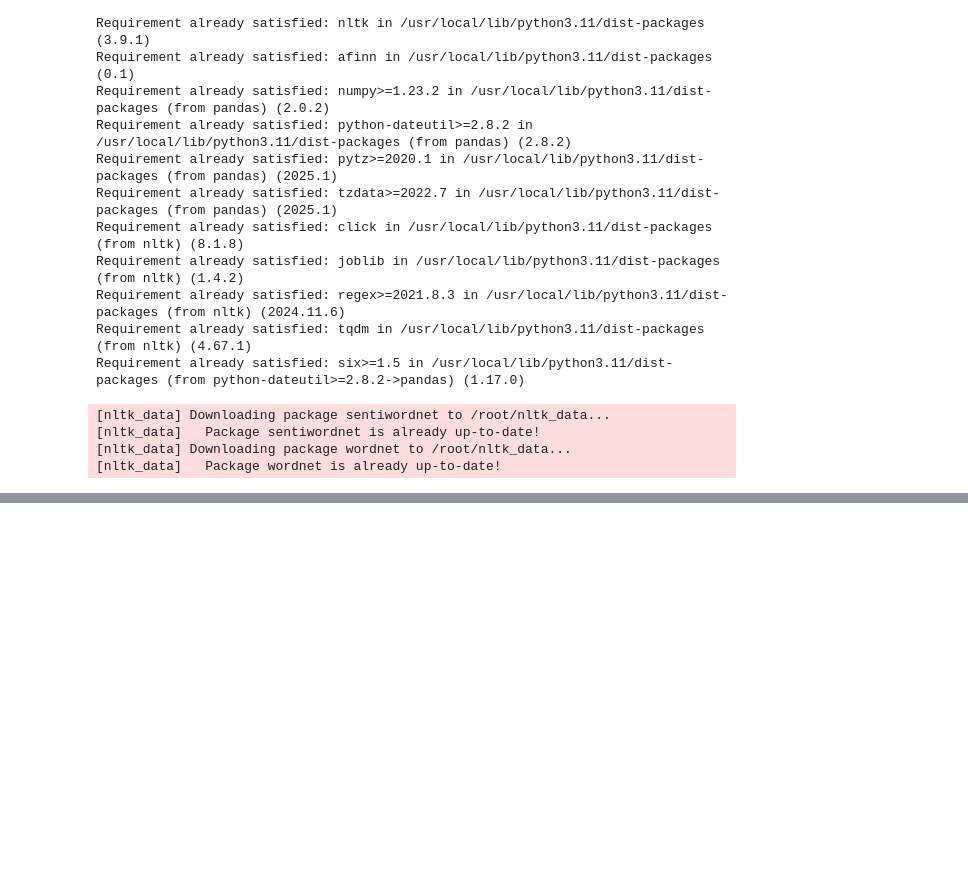
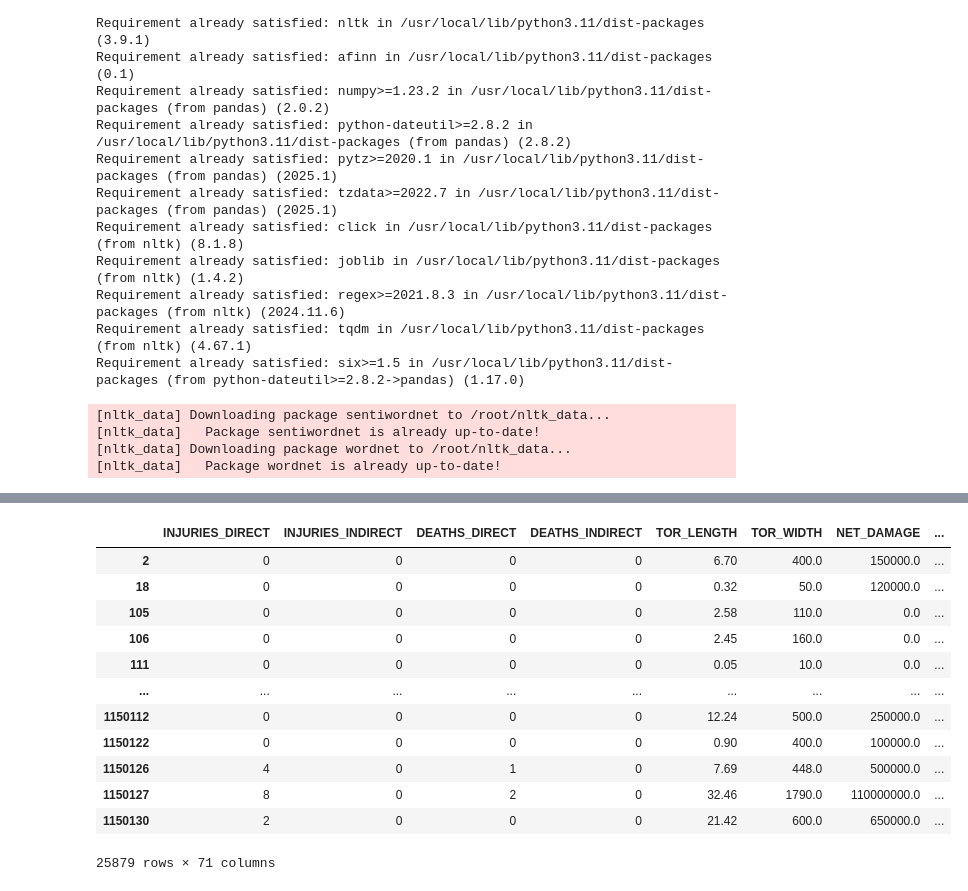
Before and after one commit to Sai0472003/ECO482_TORNADO_PROJECT, a Jupyter notebook: Finalized_Cleaned_Data.ipynb, the cells around one changed output, grey strips where cells are left out. Saved outputs shown, nothing was run; the diff lists cells and outputs as text; code cells hidden in the pictures; blank space fills up the shorter version.

```diff
--- a/Finalized_Cleaned_Data.ipynb
+++ b/Finalized_Cleaned_Data.ipynb
@@ -73,7 +73,7 @@ Requirement already satisfied: six>=1.5 in /usr/local/lib/python3.11/dist-packag
 [nltk_data]   Package wordnet is already up-to-date!
 # %%
 #creating dummy variables out of categories
-data = pd.DataFrame(pd.get_dummies(data, columns=['STATE', 'CZ_TYPE', 'CZ_NAME', 'CZ_TIMEZONE', 'TOR_F_SCALE']))
+data = pd.DataFrame(pd.get_dummies(data, columns=['STATE', 'CZ_TYPE', 'TOR_F_SCALE']))
 
 #converting to 0,1
 for col in data.columns:
@@ -81,0 +102,23 @@ for col in data.columns:
+# %%
+clean_data = data.drop(columns=['EVENT_NARRATIVE', 'EPISODE_ID', 'EVENT_ID',
+                                'STATE_FIPS', 'EVENT_TYPE', 'CZ_FIPS',
+                                'CZ_NAME','BEGIN_DATE_TIME', 'CZ_TIMEZONE',
+                                'END_DATE_TIME','DAMAGE_PROPERTY',
+                                'DAMAGE_CROPS','EPISODE_NARRATIVE',
+                                'EVENT_NARRATIVE', 'AFINN_Score', 'CZ_TYPE_C'])
+# %%
+clean_data
+# %% [output]
+|  | INJURIES_DIRECT | INJURIES_INDIRECT | DEATHS_DIRECT | DEATHS_INDIRECT | TOR_LENGTH | TOR_WIDTH | NET_DAMAGE | ... |
+| 2 | 0 | 0 | 0 | 0 | 6.70 | 400.0 | 150000.0 | ... |
+| 18 | 0 | 0 | 0 | 0 | 0.32 | 50.0 | 120000.0 | ... |
+| 105 | 0 | 0 | 0 | 0 | 2.58 | 110.0 | 0.0 | ... |
+| 106 | 0 | 0 | 0 | 0 | 2.45 | 160.0 | 0.0 | ... |
+| 111 | 0 | 0 | 0 | 0 | 0.05 | 10.0 | 0.0 | ... |
+| ... | ... | ... | ... | ... | ... | ... | ... | ... |
+| 1150112 | 0 | 0 | 0 | 0 | 12.24 | 500.0 | 250000.0 | ... |
+| 1150122 | 0 | 0 | 0 | 0 | 0.90 | 400.0 | 100000.0 | ... |
+| 1150126 | 4 | 0 | 1 | 0 | 7.69 | 448.0 | 500000.0 | ... |
+| 1150127 | 8 | 0 | 2 | 0 | 32.46 | 1790.0 | 110000000.0 | ... |
+| 1150130 | 2 | 0 | 0 | 0 | 21.42 | 600.0 | 650000.0 | ... |
+25879 rows × 71 columns
```
Also changed, not shown: parts of 2 cells of this notebook.
